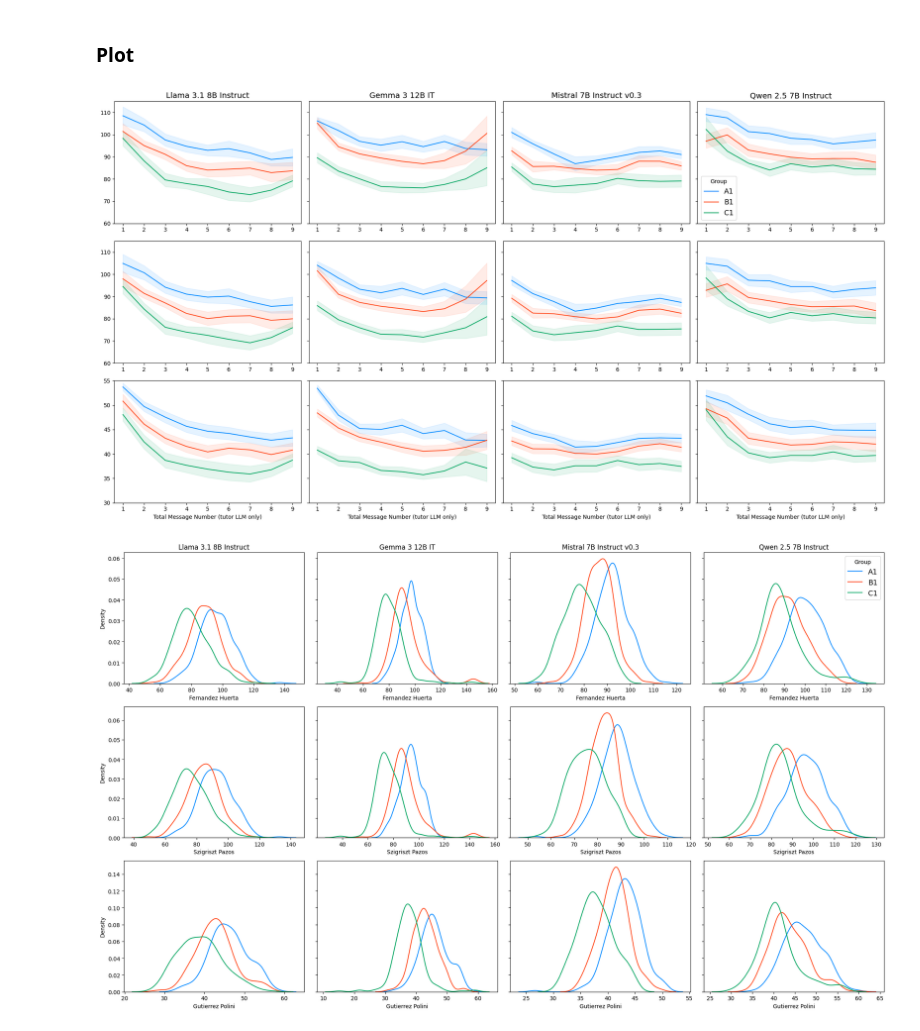
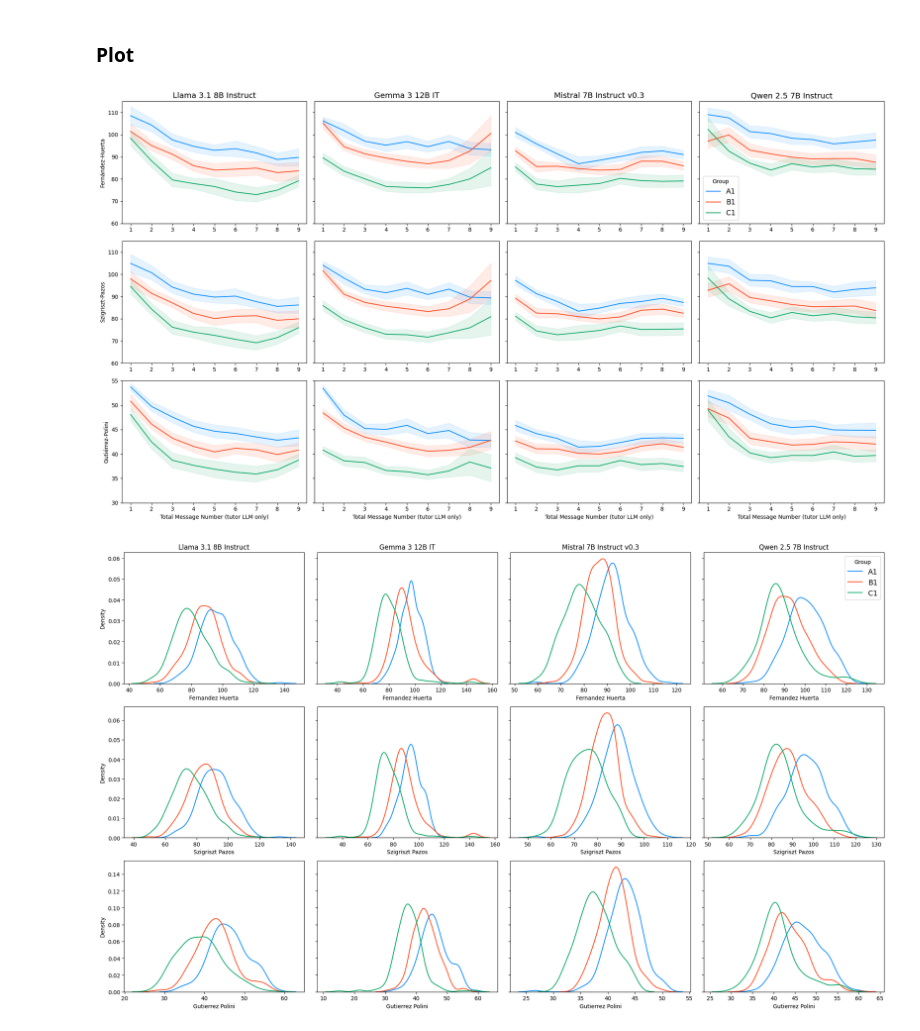
Before and after one commit to INTERACT-LLM/alignment-drift-llms, a Jupyter notebook: src/plotting.ipynb, the cells around one changed output. Drawn from its saved outputs; the diff is of its cells as text; code cells hidden in the pictures.

```diff
--- a/src/plotting.ipynb
+++ b/src/plotting.ipynb
@@ -47,21 +49,22 @@ agg_df = aggregate_df(assistant_df, cols_to_aggregate=cols, ci_to_cols=True)
 # %%
 colors = ["#008aff", "#ff471a", "#00a661"]
 
 cols = ["fernandez_huerta", "szigriszt_pazos", "gutierrez_polini"]
 vars = [f"{col}_mean" for col in cols]
 ci_vars = [f"{col}_ci" for col in cols]
 
 fig = line_plot_variables(df=agg_df,
                     x_var="total_message_number",
                     y_vars=vars,
                     ci_vars=ci_vars,
                     group_var="group",
                     model_var="model",
                     unique_models=unique_models,
                     x_label_text="Total Message Number (tutor LLM only)",
+                    y_label_texts=["Fernández-Huerta", "Szigriszt-Pazos", "Gutiérrez-Polini"],
                     y_lims={"fernandez_huerta_mean": (60, 115), "szigriszt_pazos_mean": (60, 115), "gutierrez_polini_mean": (30, 55)},
                     group_colors=colors)
 
 fig.savefig(curves_dir / "spanish_readability_high_easy_curves.png", dpi=300, bbox_inches="tight", pad_inches=pad_inches)
 # %% [output]
-[figure, old version]
+[figure, new version]
```
Also changed, not shown: parts of 5 cells of this notebook, 4 other files.
